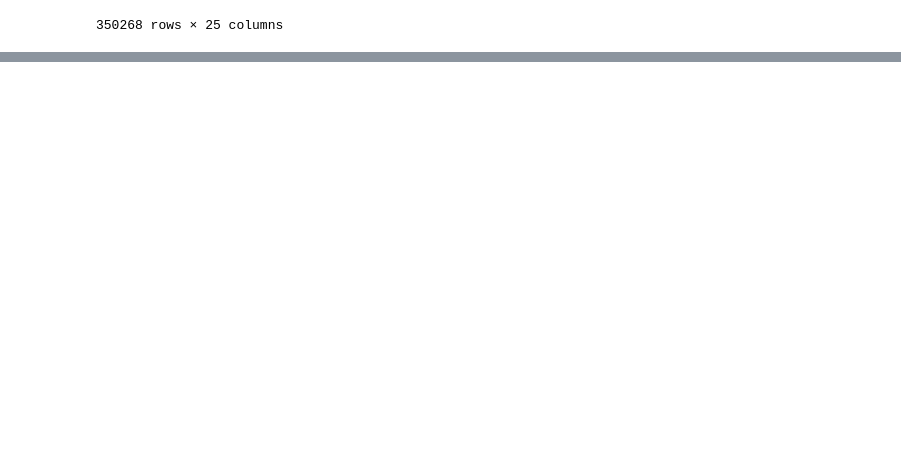
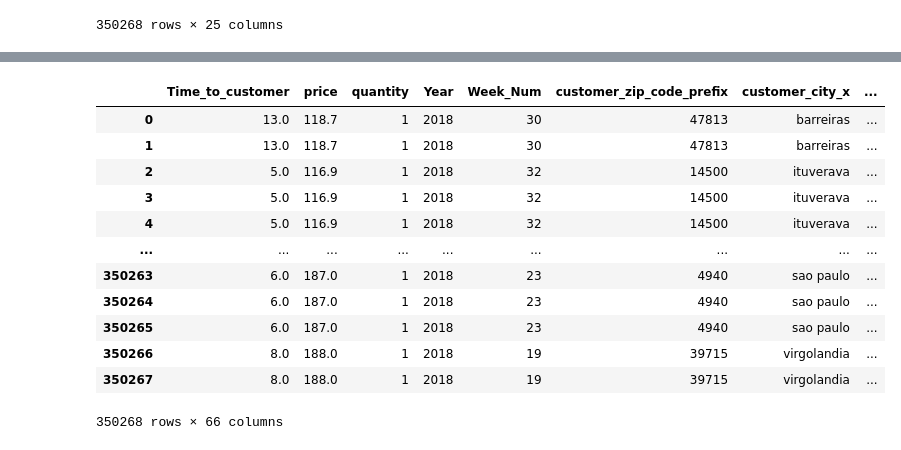
Before and after one commit to tbenthomas/olist_pricing, a Jupyter notebook: analysis.ipynb, the cells around one changed output, grey strips where cells are left out. Saved outputs shown, nothing was run; the diff lists cells and outputs as text; code cells hidden in the pictures; blank space fills up the shorter version.

```diff
--- a/analysis.ipynb
+++ b/analysis.ipynb
@@ -317,0 +419,19 @@ sales.to_csv("filtered_all.csv",index=False)
+# %%
+
+sales = pd.concat([sales,pd.get_dummies(sales['day'])],axis=1)
+sales =sales.drop(['category','day'],axis=1)
+sales
+# %% [output]
+|  | Time_to_customer | price | quantity | Year | Week_Num | customer_zip_code_prefix | customer_city_x | ... |
+| 0 | 13.0 | 118.7 | 1 | 2018 | 30 | 47813 | barreiras | ... |
+| 1 | 13.0 | 118.7 | 1 | 2018 | 30 | 47813 | barreiras | ... |
+| 2 | 5.0 | 116.9 | 1 | 2018 | 32 | 14500 | ituverava | ... |
+| 3 | 5.0 | 116.9 | 1 | 2018 | 32 | 14500 | ituverava | ... |
+| 4 | 5.0 | 116.9 | 1 | 2018 | 32 | 14500 | ituverava | ... |
+| ... | ... | ... | ... | ... | ... | ... | ... | ... |
+| 350263 | 6.0 | 187.0 | 1 | 2018 | 23 | 4940 | sao paulo | ... |
+| 350264 | 6.0 | 187.0 | 1 | 2018 | 23 | 4940 | sao paulo | ... |
+| 350265 | 6.0 | 187.0 | 1 | 2018 | 23 | 4940 | sao paulo | ... |
+| 350266 | 8.0 | 188.0 | 1 | 2018 | 19 | 39715 | virgolandia | ... |
+| 350267 | 8.0 | 188.0 | 1 | 2018 | 19 | 39715 | virgolandia | ... |
+350268 rows × 66 columns
```
Also changed, not shown: parts of 18 cells of this notebook.
